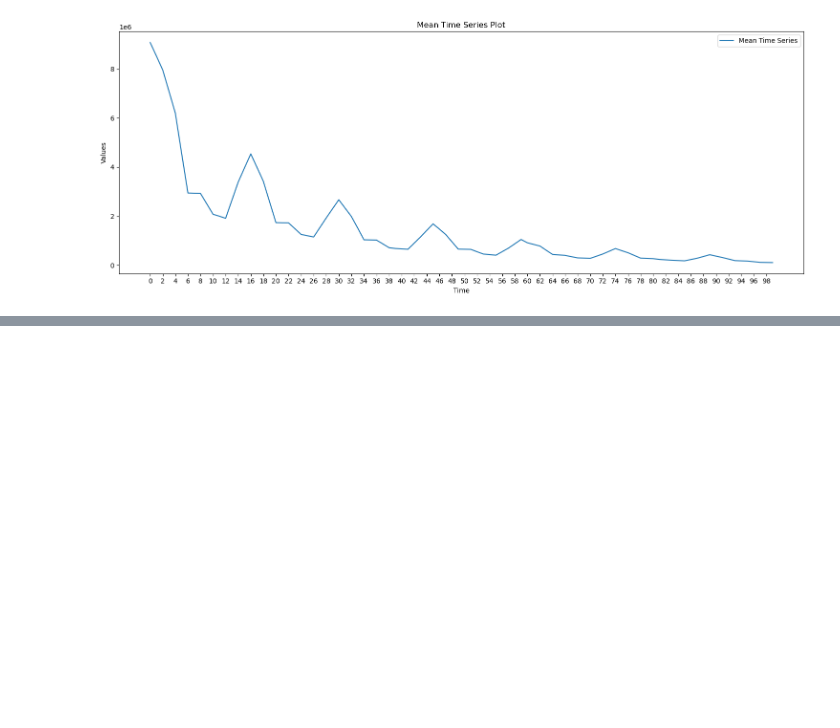
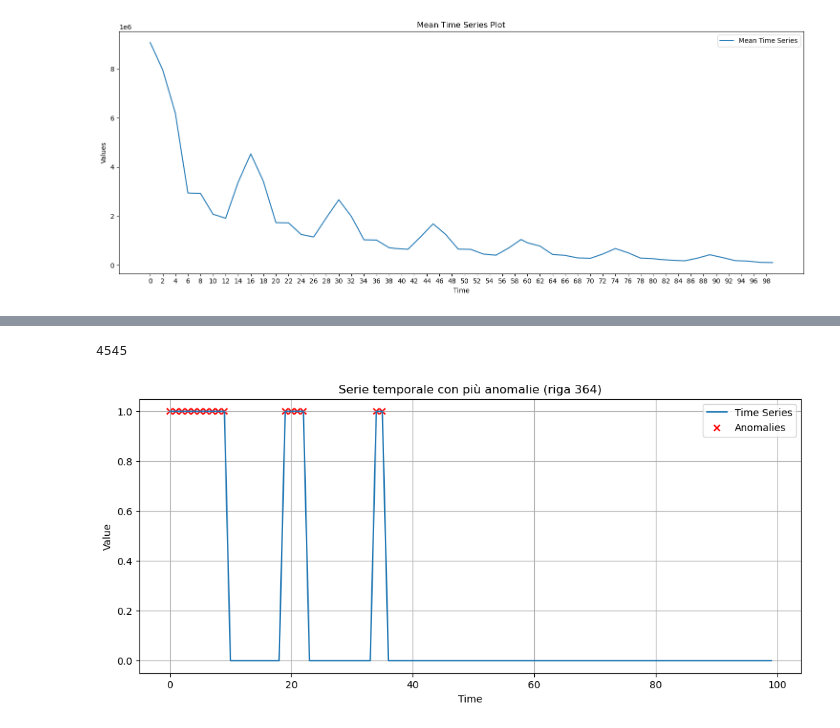
Before and after one commit to luigiascio/Data-Mining-2, a Jupyter notebook: TS_prep.ipynb, the cells around one changed output, grey strips where cells are left out. Cells and saved outputs as stored; diff of their text form; code cells hidden in the pictures; blank space fills up the shorter version.

```diff
--- a/TS_prep.ipynb
+++ b/TS_prep.ipynb
@@ -85,0 +275,19 @@ plt.show()
+# %%
+def iqr_outliers(x, k=3):
+    q1 = np.quantile(x, 0.25)
+    q3 = np.quantile(x, 0.75)
+    iqr = q3 - q1
+    outliers = list()
+    for v in x:
+        if v < q1 - k * iqr or v > q3 + k * iqr:
+            outliers.append(True)
+        else:
+            outliers.append(False)
+    return np.array(outliers).astype(int)
+
+# Applica il filtro Hampel riga per riga
+iqr = df[time_series_cols].apply(lambda row: iqr_outliers(row), axis=1)
+# %%
+iqr = pd.DataFrame(iqr.tolist())
+
+iqr = pd.DataFrame(iqr)
@@ -85,0 +310,4 @@ plt.show()
+# %%
+# Aggiungi una colonna con la somma delle anomalie per ogni riga
+iqr['sum_anomalies'] = iqr.sum(axis=1)
+iqr
@@ -85,0 +340,25 @@ plt.show()
+# %%
+iqr['sum_anomalies'].sum()
+# %% [output]
+4545
+# %%
+# Trova la riga con il maggior numero di anomalie
+max_anomalies_row = iqr['sum_anomalies'].idxmax()
+
+# Estrai la serie temporale e le etichette di anomalie per quella riga
+time_series_cols = list(range(iqr.shape[1] - 1))  # esclude 'sum_anomalies'
+ts = iqr.loc[max_anomalies_row, time_series_cols].values
+labels = iqr.loc[max_anomalies_row, time_series_cols].values
+
+# Plot della serie temporale con anomalie
+plt.figure(figsize=(12, 5))
+plt.plot(ts.ravel(), label='Time Series')
+plt.scatter(np.arange(len(labels)), ts, alpha=labels, color="red", marker="x", label='Anomalies')
+plt.title(f"Serie temporale con più anomalie (riga {max_anomalies_row})")
+plt.xlabel("Time")
+plt.ylabel("Value")
+plt.legend()
+plt.grid(True)
+plt.show()
+# %% [output]
+[figure, added]
```
Also changed, not shown: parts of 32 cells of this notebook, 1 other file.
